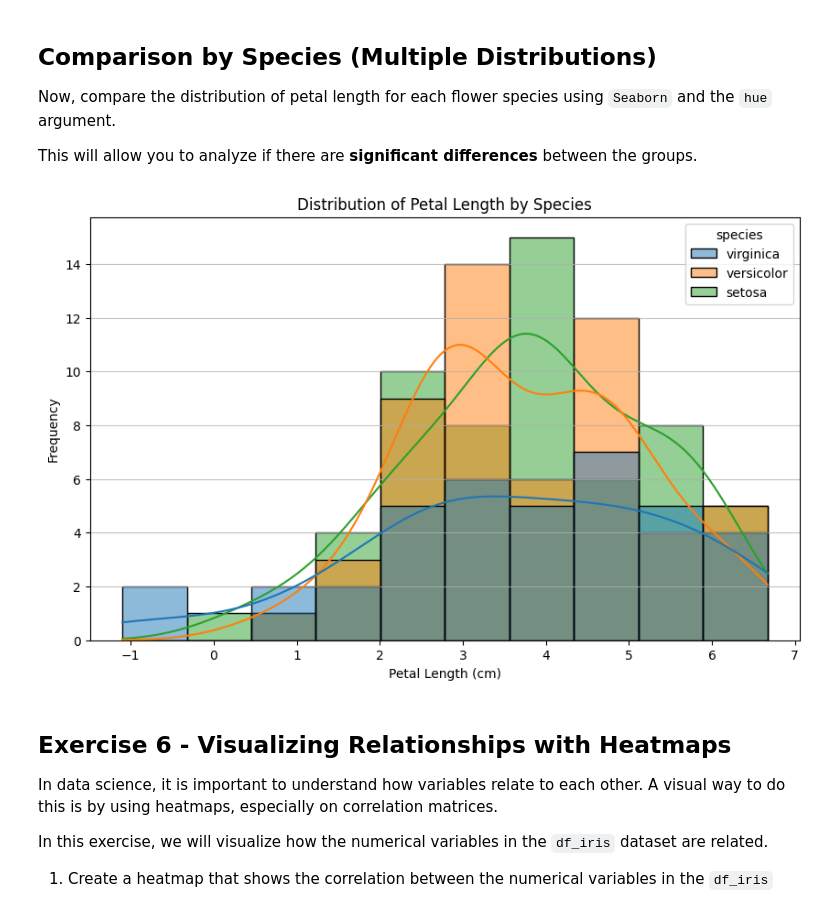
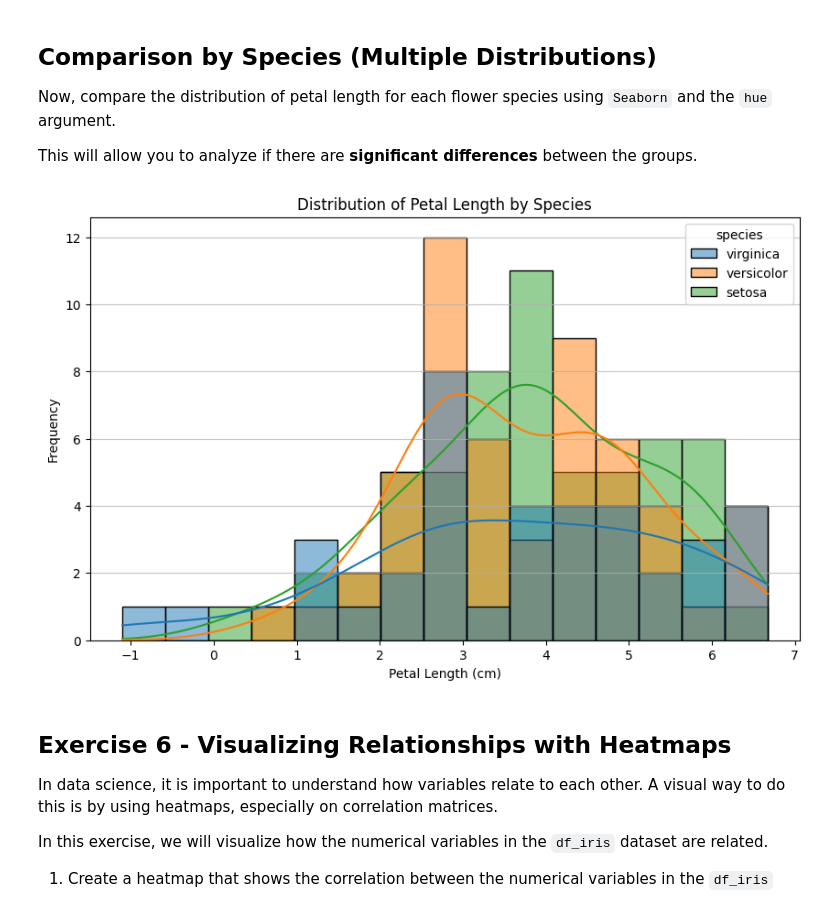
Before and after one commit to 4GeeksAcademy/Visualization-exercises-with-matplot-and-seaborn-lieliarodas, a Jupyter notebook: notebook/problems.ipynb, the cells around one changed output. Saved outputs shown, nothing was run; the diff lists cells and outputs as text; code cells hidden in the pictures.

```diff
--- a/notebook/problems.ipynb
+++ b/notebook/problems.ipynb
@@ -254,14 +254,14 @@ Now, compare the distribution of petal length for each flower species using `Sea
 This will allow you to analyze if there are **significant differences** between the groups.
 # %%
 plt.figure(figsize=(10, 6))
-sns.histplot(data=df_iris, x='petal_length', hue='species', kde=True)
+sns.histplot(data=df_iris, x='petal_length', hue='species', kde=True, bins = 15)
 plt.title('Distribution of Petal Length by Species')
 plt.xlabel('Petal Length (cm)')
 plt.ylabel('Frequency')
 plt.grid(axis='y', alpha=0.75)
 plt.show()
 # %% [output]
-[figure, old version]
+[figure, new version]
 # %% [markdown]
 ## Exercise 6 - Visualizing Relationships with Heatmaps
 
```
